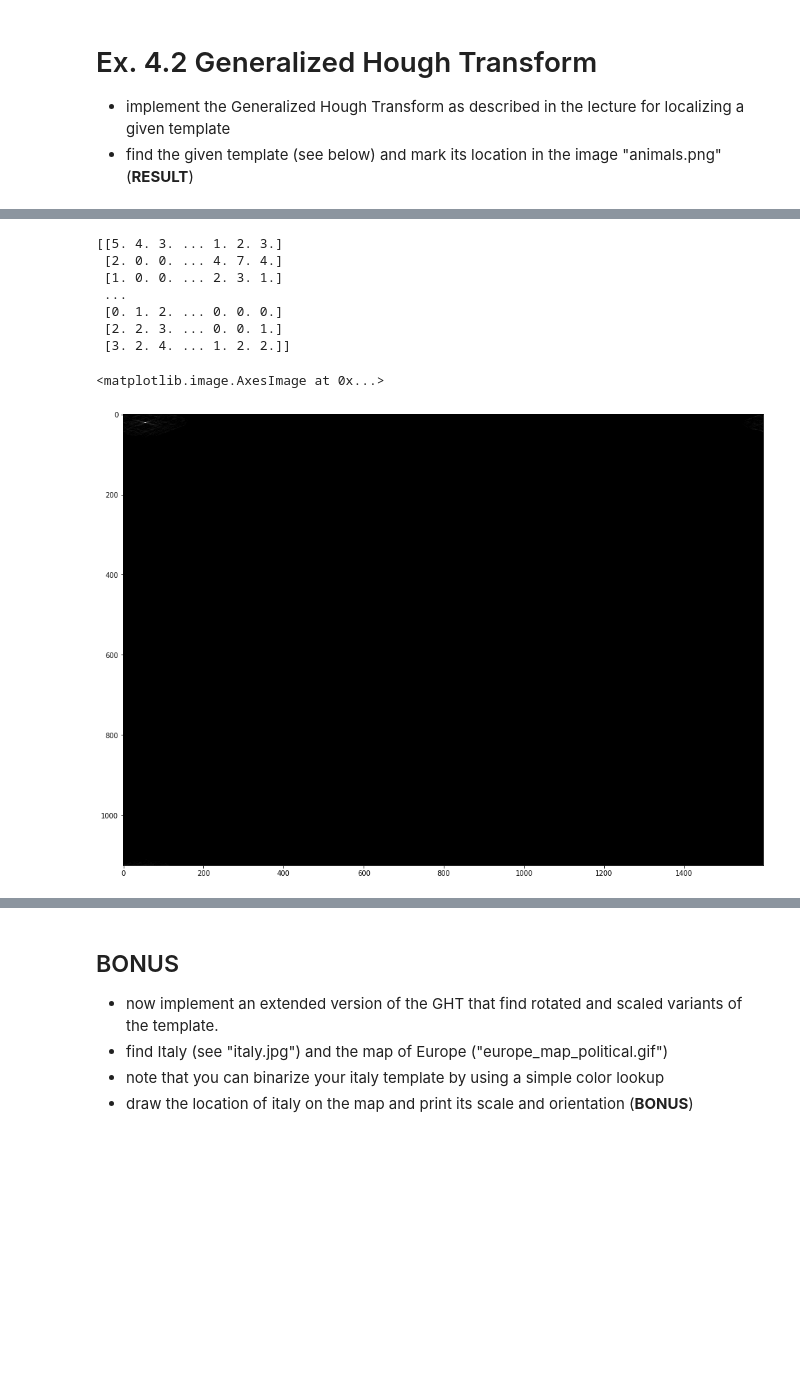
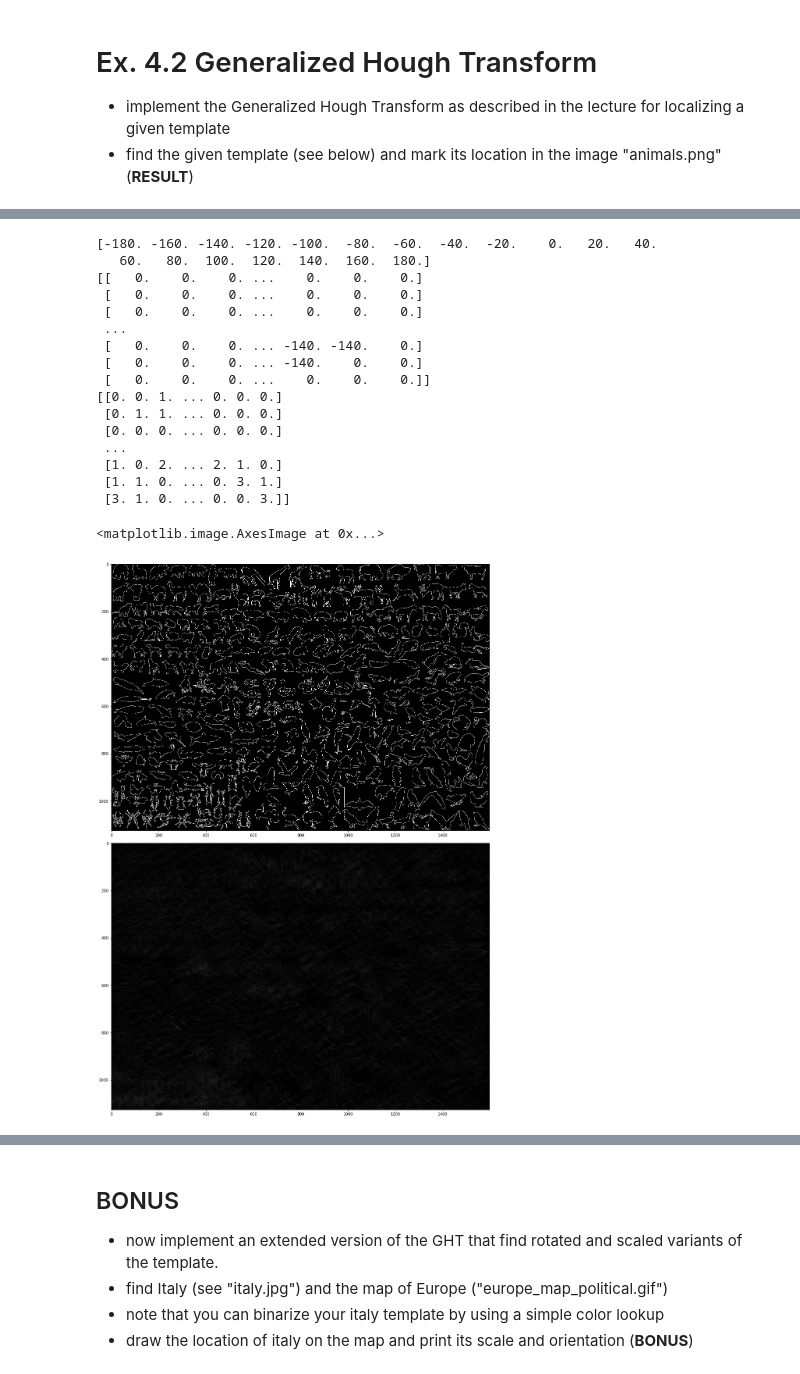
Before and after one commit to jneuendorf/cv1920_assignments, a Jupyter notebook: 04_HoughTransform_Manu.ipynb, the cells around one changed output, grey strips where cells are left out. Drawn from its saved outputs; the diff is of its cells as text; code cells hidden in the pictures; blank space fills up the shorter version.

```diff
--- a/04_HoughTransform_Manu.ipynb
+++ b/04_HoughTransform_Manu.ipynb
@@ -198,12 +173,17 @@ import numpy as np
 
 animals = io.imread('images/animals.png')
 
-xmin = 1271
-xmax = 1381
-ymin = 519
-ymax = 561
+# xmin = 1271
+# xmax = 1381
+# ymin = 519
+# ymax = 561
+xmin = 826
+xmax = xmin + 71
+ymin = 562
+ymax = ymin + 55
 
 bat = animals[ymin:ymax, xmin:xmax]
+# bat_edge = feature.canny(color.rgb2gray(bat), 2)[2:8, 48:54]
 bat_edge = feature.canny(color.rgb2gray(bat), 2)
 print(bat_edge)
 
@@ -296,59 +276,83 @@ from skimage.filters import sobel_h, sobel_v
 shape_x, shape_y = bat_edge.shape
 center = np.array([shape_x // 2, shape_y // 2])
 
-G_x = sobel_v(bat_edge)
-G_y = sobel_h(bat_edge)
+G_x = b_G_x = sobel_v(bat_edge)
+G_y = b_G_y = sobel_h(bat_edge)
 
 # Build an r-table with 20° theta steps.
 # (see 02_convolution_canny.ipynb for details)
 NUMBER_BINS = 19
 bins = np.linspace(-180, 180, num=NUMBER_BINS)
+print(bins)
 angles = np.degrees(np.arctan2(G_y, G_x))
 indices = np.digitize(angles, bins)
 theta = np.zeros(angles.shape)
 theta[:] = bins[(indices[:] - 1) % (NUMBER_BINS - 1)]
+print(theta)
 
 
 r_table = defaultdict(list)
 bat_edge_pixels = np.where(bat_edge == True)
 # print(bat_edge_pixels)
 for row, col in zip(*bat_edge_pixels):
     angle = theta[row, col]
-    p = np.array([row, col])
+    p = np.array([col, row])
     v = center - p
     r_table[angle] += [v]
 # pprint(r_table)
 
 
 # Locate the object.
-animals_edge = feature.canny(color.rgb2gray(animals), 0.1, low_threshold=0, high_threshold=0.1)
+animals_edge = feature.canny(color.rgb2gray(animals), 0.01, low_threshold=0, high_threshold=0.1)
 # io.imshow(animals_edge)
 G_x = sobel_v(animals_edge)
 G_y = sobel_h(animals_edge)
 angles = np.degrees(np.arctan2(G_y, G_x))
 indices = np.digitize(angles, bins)
 theta = np.zeros(angles.shape)
 theta[:] = bins[(indices[:] - 1) % (NUMBER_BINS - 1)]
 animals_edge_pixels = np.where(animals_edge == True)
 acc = np.zeros(animals_edge.shape)
-for row, col in zip(*bat_edge_pixels):
+for row, col in zip(*animals_edge_pixels):
     angle = theta[row, col]
-    p = np.array([row, col])
+    p = np.array([col, row])
+#     print(col, row)
     for v_i in r_table[angle]:
-        y, x = p + v_i
-        acc[y, x] += 1
+        x, y = p + v_i
+        t = p + v_i
+        if 0 <= t[0] < animals.shape[1] and 0 <= t[1] < animals.shape[0]:
+            acc[y, x] += 1
 print(acc)
 
-fig = plt.figure(figsize=(20, 12))
-ax = plt.subplot(1, 1, 1)
-ax.imshow(acc, cmap='gray')
+
+fig, axes = plt.subplots(
+    nrows=2,
+    ncols=1,
+)
+fig.set_figwidth(20)
+fig.set_figheight(20)
+fig.tight_layout()
+# plt.subplots_adjust(wspace = .01)
+# axes[0].imshow(b_G_x, cmap='gray')
+# axes[1].imshow(b_G_y, cmap='gray')
+axes[0].imshow(animals_edge, cmap='gray')
+axes[1].imshow(acc, cmap='gray')
 # %% [output]
-[[5. 4. 3. ... 1. 2. 3.]
- [2. 0. 0. ... 4. 7. 4.]
- [1. 0. 0. ... 2. 3. 1.]
+[-180. -160. -140. -120. -100.  -80.  -60.  -40.  -20.    0.   20.   40.
+   60.   80.  100.  120.  140.  160.  180.]
+[[   0.    0.    0. ...    0.    0.    0.]
+ [   0.    0.    0. ...    0.    0.    0.]
+ [   0.    0.    0. ...    0.    0.    0.]
  ...
- [0. 1. 2. ... 0. 0. 0.]
- [2. 2. 3. ... 0. 0. 1.]
- [3. 2. 4. ... 1. 2. 2.]]
+ [   0.    0.    0. ... -140. -140.    0.]
+ [   0.    0.    0. ... -140.    0.    0.]
+ [   0.    0.    0. ...    0.    0.    0.]]
+[[0. 0. 1. ... 0. 0. 0.]
+ [0. 1. 1. ... 0. 0. 0.]
+ [0. 0. 0. ... 0. 0. 0.]
+ ...
+ [1. 0. 2. ... 2. 1. 0.]
+ [1. 1. 0. ... 0. 3. 1.]
+ [3. 1. 0. ... 0. 0. 3.]]
 <matplotlib.image.AxesImage at 0x...>
-[figure, old version]
+[figure, new version]
```
Also changed, not shown: parts of 7 cells of this notebook.
